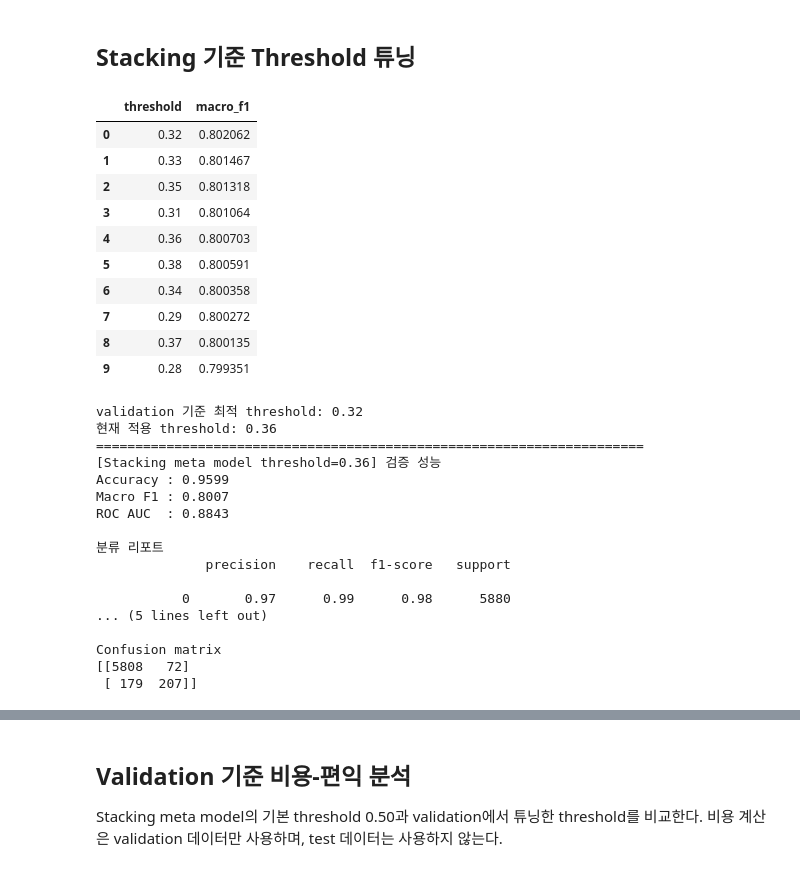
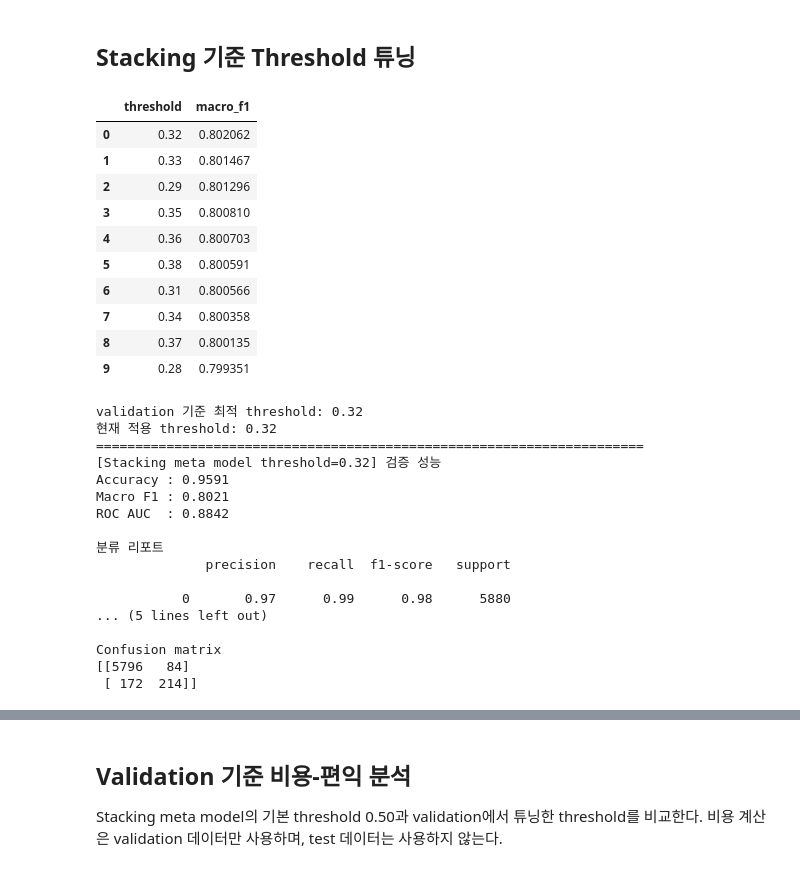
Before and after one commit to wagyu09/invoice-delay-prediction, a Jupyter notebook: notebooks/06_modeling.ipynb, the cells around one changed output, grey strips where cells are left out. Cells and saved outputs as stored; diff of their text form; code cells hidden in the pictures.

```diff
--- a/notebooks/06_modeling.ipynb
+++ b/notebooks/06_modeling.ipynb
@@ -389,42 +396,42 @@ plt.tight_layout()
 # %%
 # threshold는 선택된 stacking meta model의 validation 예측 확률을 기준으로 탐색한다.
 threshold_df = find_best_threshold(y_valid, stacking_valid_proba)
 display(threshold_df.head(10))
 
 optimal_threshold = threshold_df.loc[0, 'threshold']
 
 # 실제 후속 분석에 적용할 threshold이다. 자동 최적값을 쓰려면 아래 값을 optimal_threshold로 바꾼다.
-best_threshold = 0.36
+best_threshold = 0.32
 threshold_pred = (stacking_valid_proba >= best_threshold).astype(int)
 
 print(f'validation 기준 최적 threshold: {optimal_threshold:.2f}')
 print(f'현재 적용 threshold: {best_threshold:.2f}')
 
 evaluate_predictions(
     f'Stacking meta model threshold={best_threshold:.2f}',
     y_valid,
     threshold_pred,
     stacking_valid_proba,
 )
 # %% [output]
 |  | threshold | macro_f1 |
 | 0 | 0.32 | 0.802062 |
 | 1 | 0.33 | 0.801467 |
-| 2 | 0.35 | 0.801318 |
-| 3 | 0.31 | 0.801064 |
+| 2 | 0.29 | 0.801296 |
+| 3 | 0.35 | 0.800810 |
 | 4 | 0.36 | 0.800703 |
 | 5 | 0.38 | 0.800591 |
-| 6 | 0.34 | 0.800358 |
-| 7 | 0.29 | 0.800272 |
+| 6 | 0.31 | 0.800566 |
+| 7 | 0.34 | 0.800358 |
 | 8 | 0.37 | 0.800135 |
 | 9 | 0.28 | 0.799351 |
 validation 기준 최적 threshold: 0.32
-현재 적용 threshold: 0.36
+현재 적용 threshold: 0.32
 ======================================================================
-[Stacking meta model threshold=0.36] 검증 성능
-Accuracy : 0.9599
-Macro F1 : 0.8007
-ROC AUC  : 0.8843
+[Stacking meta model threshold=0.32] 검증 성능
+Accuracy : 0.9591
+Macro F1 : 0.8021
+ROC AUC  : 0.8842
 
 분류 리포트
               precision    recall  f1-score   support
@@ -433,8 +440,8 @@ ROC AUC  : 0.8843
 ... (5 lines left out)
 
 Confusion matrix
-[[5808   72]
- [ 179  207]]
+[[5796   84]
+ [ 172  214]]
 # %%
 def get_feature_names(fitted_pipeline):
     # Pipeline 내부 전처리 후 생성된 최종 feature 이름을 가져온다.
```
Also changed, not shown: parts of 7 cells of this notebook, 6 other files.
